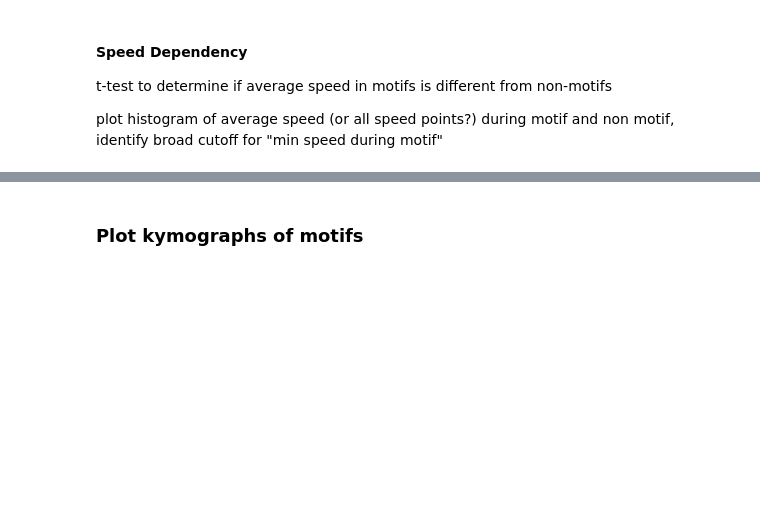
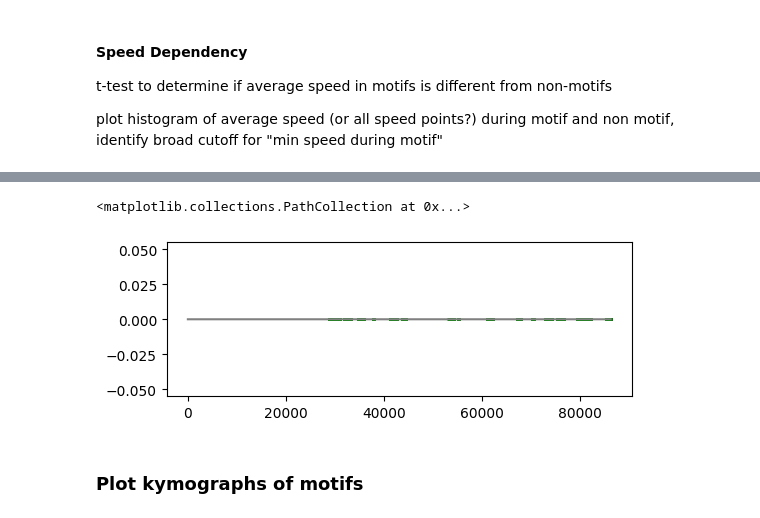
Before and after one commit to stellinaao/motifDetection, a Jupyter notebook: motifDetection-Copy1.ipynb, the cells around one changed output, grey strips where cells are left out. Drawn from its saved outputs; the diff is of its cells as text; code cells hidden in the pictures; blank space fills up the shorter version.

```diff
--- a/motifDetection-Copy1.ipynb
+++ b/motifDetection-Copy1.ipynb
@@ -1146,3 +1146,12 @@ plt.plot(np.arange(100), np.array(rotation)[0:100])
+# %%
+x = int(1e5 / 7)
+z = int(ble[x])
+plt.figure(figsize=(6, 2))
+plt.plot(np.arange(z), [0] * z, c='gray')
+plt.scatter(ble[0:x], [0]*x, c='g', s=0.75)
+# %% [output]
+<matplotlib.collections.PathCollection at 0x...>
+[figure, added]
 # %% [markdown]
 ### Plot kymographs of motifs
 # %% [markdown]
```
Also changed, not shown: parts of 35 cells of this notebook.
